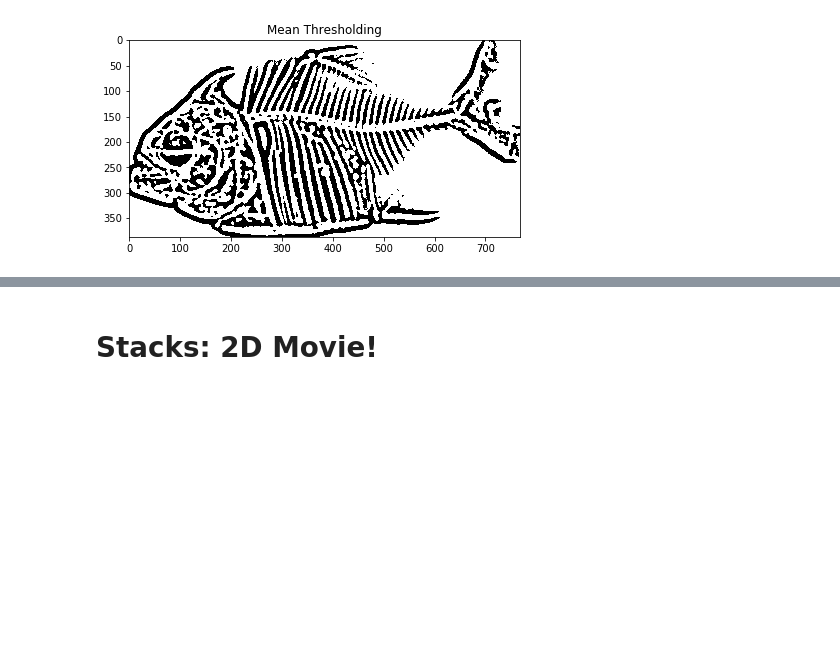
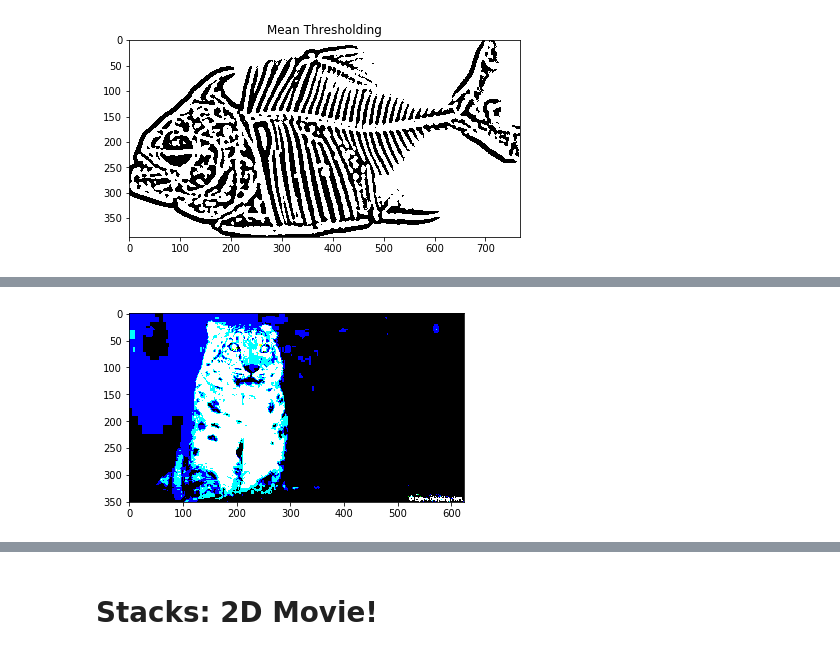
Before and after one commit to cabinetofcuriosity/MorphoSource_explore, a Jupyter notebook: code/morpho_2.ipynb, the cells around one changed output, grey strips where cells are left out. Saved outputs shown, nothing was run; the diff lists cells and outputs as text; code cells hidden in the pictures; blank space fills up the shorter version.

```diff
--- a/code/morpho_2.ipynb
+++ b/code/morpho_2.ipynb
@@ -236,0 +260,5 @@ plt.show()
+# %%
+retval, threshold = cv2.threshold(read, 12, 255, cv2.THRESH_BINARY) #manual thresholding with binary threshold
+plt.imshow(threshold);
+# %% [output]
+[figure, added]
```
Also changed, not shown: parts of 18 cells of this notebook.
